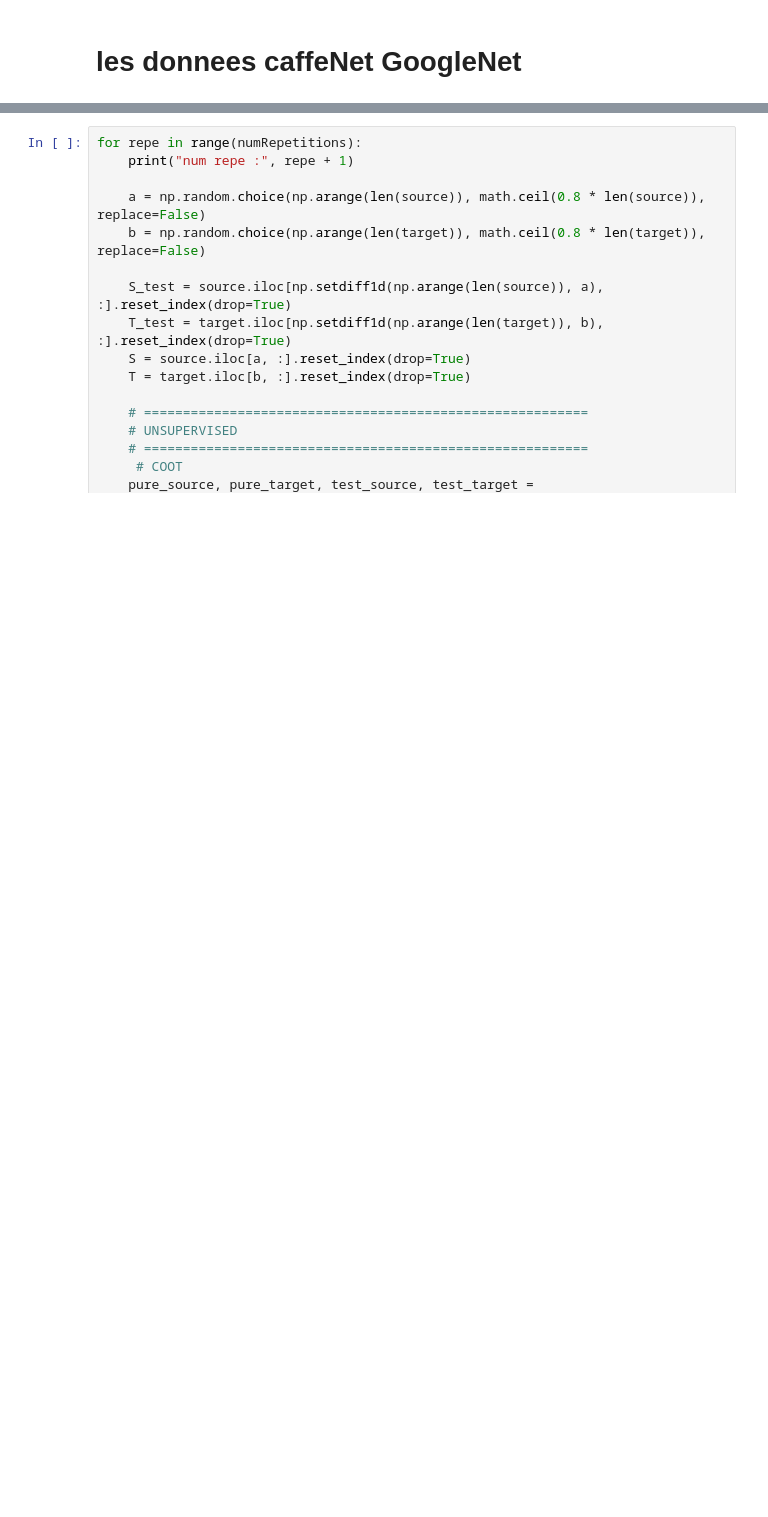
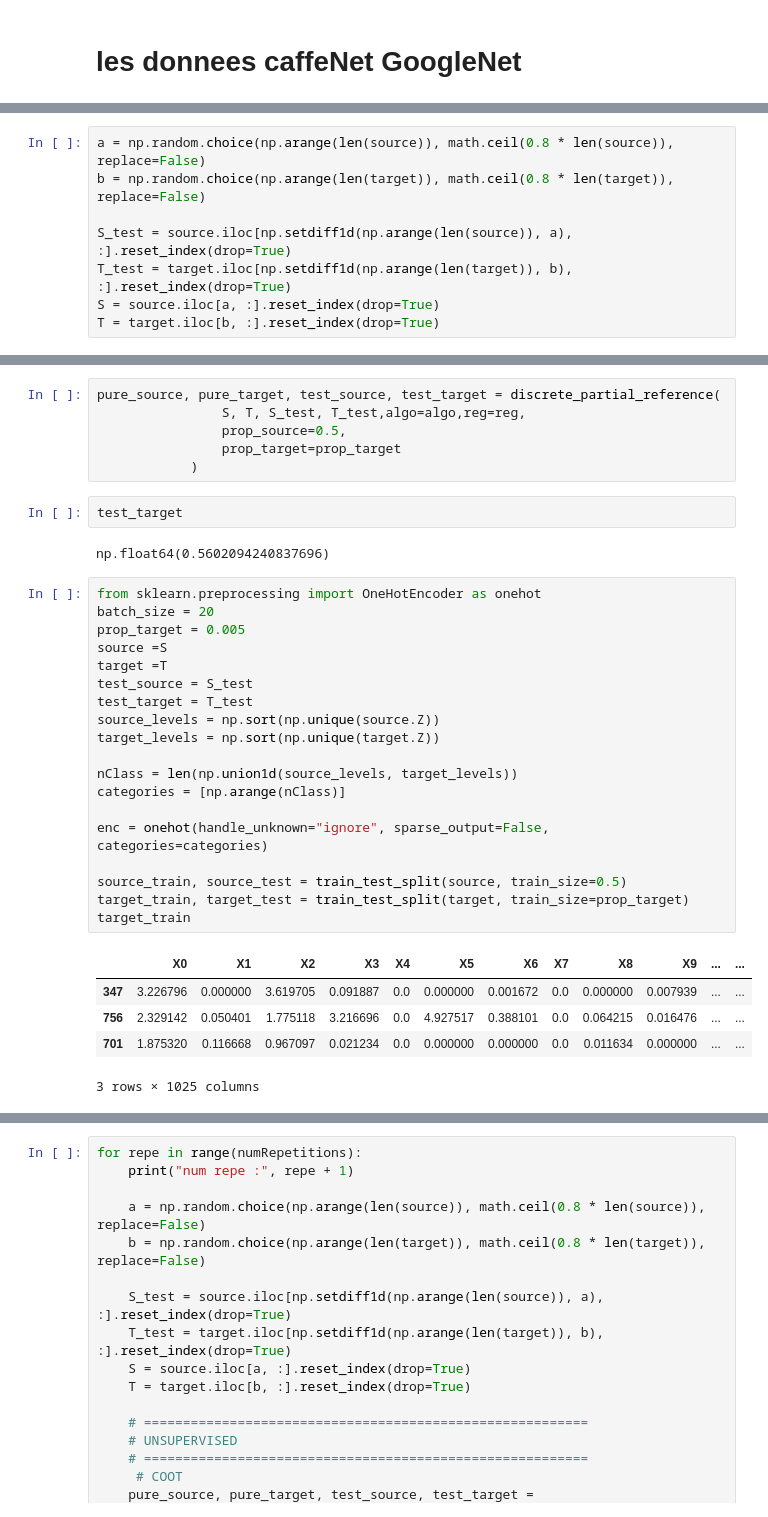
Before and after one commit to otrecoding/jdcoot, a Jupyter notebook: exemple_pour_NC.ipynb, the cells around one changed output, grey strips where cells are left out. Saved outputs shown, nothing was run; the diff lists cells and outputs as text; blank space fills up the shorter version.

Commit message:
mise a jour fonction partial (continue et discret)

```diff
--- a/exemple_pour_NC.ipynb
+++ b/exemple_pour_NC.ipynb
@@ -70,0 +70,8 @@ reg = 1
+# %%
+a = np.random.choice(np.arange(len(source)), math.ceil(0.8 * len(source)), replace=False)
+b = np.random.choice(np.arange(len(target)), math.ceil(0.8 * len(target)), replace=False)
+
+S_test = source.iloc[np.setdiff1d(np.arange(len(source)), a), :].reset_index(drop=True)
+T_test = target.iloc[np.setdiff1d(np.arange(len(target)), b), :].reset_index(drop=True)
+S = source.iloc[a, :].reset_index(drop=True)
+T = target.iloc[b, :].reset_index(drop=True)
@@ -70,0 +570,35 @@ reg = 1
+# %%
+pure_source, pure_target, test_source, test_target = discrete_partial_reference(
+                S, T, S_test, T_test,algo=algo,reg=reg,
+                prop_source=0.5,
+                prop_target=prop_target
+            )
+# %%
+test_target
+# %% [output]
+np.float64(0.5602094240837696)
+# %%
+from sklearn.preprocessing import OneHotEncoder as onehot
+batch_size = 20
+prop_target = 0.005
+source =S
+target =T
+test_source = S_test
+test_target = T_test
+source_levels = np.sort(np.unique(source.Z))
+target_levels = np.sort(np.unique(target.Z))
+
+nClass = len(np.union1d(source_levels, target_levels))
+categories = [np.arange(nClass)]
+
+enc = onehot(handle_unknown="ignore", sparse_output=False, categories=categories)
+
+source_train, source_test = train_test_split(source, train_size=0.5)
+target_train, target_test = train_test_split(target, train_size=prop_target)
+target_train
+# %% [output]
+|  | X0 | X1 | X2 | X3 | X4 | X5 | X6 | X7 | X8 | X9 | ... | ... |
+| 347 | 3.226796 | 0.000000 | 3.619705 | 0.091887 | 0.0 | 0.000000 | 0.001672 | 0.0 | 0.000000 | 0.007939 | ... | ... |
+| 756 | 2.329142 | 0.050401 | 1.775118 | 3.216696 | 0.0 | 4.927517 | 0.388101 | 0.0 | 0.064215 | 0.016476 | ... | ... |
+| 701 | 1.875320 | 0.116668 | 0.967097 | 0.021234 | 0.0 | 0.000000 | 0.000000 | 0.0 | 0.011634 | 0.000000 | ... | ... |
+3 rows × 1025 columns
```
Also changed, not shown: parts of 27 cells of this notebook, 25 other files.
